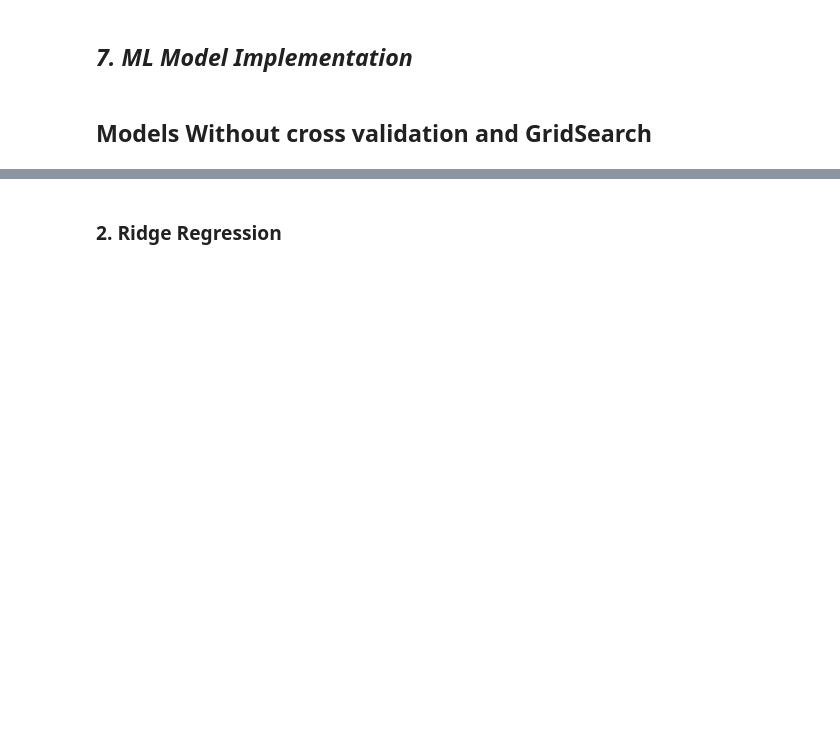
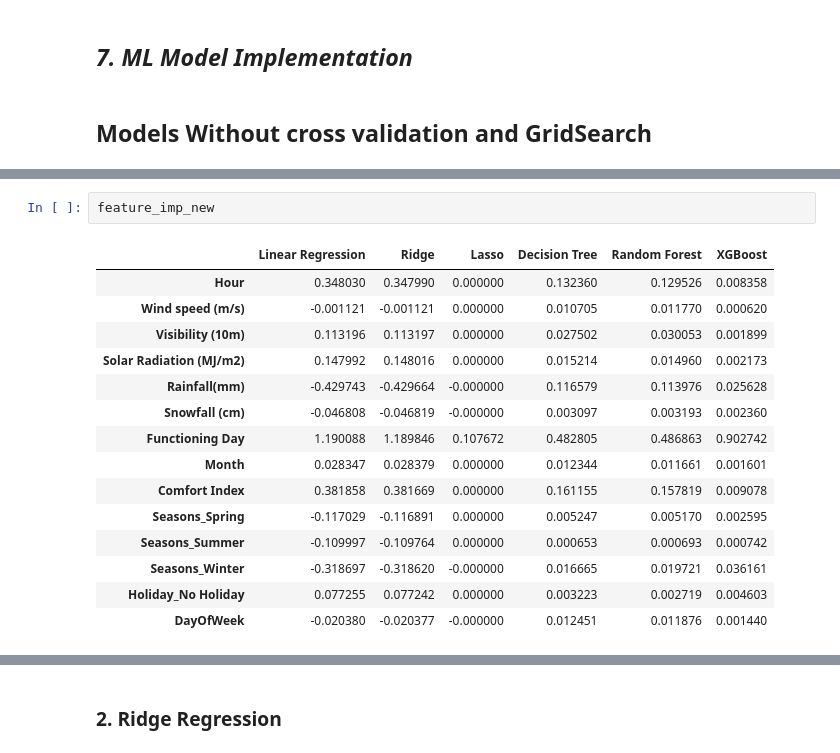
Before and after one commit to sudhir-singh94/Regression_Seoul_Bike_Data, a Jupyter notebook: Regression_Seoul_Bike_Data.ipynb, the cells around one changed output, grey strips where cells are left out. Saved outputs shown, nothing was run; the diff lists cells and outputs as text; blank space fills up the shorter version.

```diff
--- a/Regression_Seoul_Bike_Data.ipynb
+++ b/Regression_Seoul_Bike_Data.ipynb
@@ -1095,0 +1409,18 @@ def mean_absolute_percentage_error(y_true, y_pred):
+# %%
+feature_imp_new
+# %% [output]
+|  | Linear Regression | Ridge | Lasso | Decision Tree | Random Forest | XGBoost |
+| Hour | 0.348030 | 0.347990 | 0.000000 | 0.132360 | 0.129526 | 0.008358 |
+| Wind speed (m/s) | -0.001121 | -0.001121 | 0.000000 | 0.010705 | 0.011770 | 0.000620 |
+| Visibility (10m) | 0.113196 | 0.113197 | 0.000000 | 0.027502 | 0.030053 | 0.001899 |
+| Solar Radiation (MJ/m2) | 0.147992 | 0.148016 | 0.000000 | 0.015214 | 0.014960 | 0.002173 |
+| Rainfall(mm) | -0.429743 | -0.429664 | -0.000000 | 0.116579 | 0.113976 | 0.025628 |
+| Snowfall (cm) | -0.046808 | -0.046819 | -0.000000 | 0.003097 | 0.003193 | 0.002360 |
+| Functioning Day | 1.190088 | 1.189846 | 0.107672 | 0.482805 | 0.486863 | 0.902742 |
+| Month | 0.028347 | 0.028379 | 0.000000 | 0.012344 | 0.011661 | 0.001601 |
+| Comfort Index | 0.381858 | 0.381669 | 0.000000 | 0.161155 | 0.157819 | 0.009078 |
+| Seasons_Spring | -0.117029 | -0.116891 | 0.000000 | 0.005247 | 0.005170 | 0.002595 |
+| Seasons_Summer | -0.109997 | -0.109764 | 0.000000 | 0.000653 | 0.000693 | 0.000742 |
+| Seasons_Winter | -0.318697 | -0.318620 | -0.000000 | 0.016665 | 0.019721 | 0.036161 |
+| Holiday_No Holiday | 0.077255 | 0.077242 | 0.000000 | 0.003223 | 0.002719 | 0.004603 |
+| DayOfWeek | -0.020380 | -0.020377 | -0.000000 | 0.012451 | 0.011876 | 0.001440 |
```
Also changed, not shown: parts of 28 cells of this notebook.
